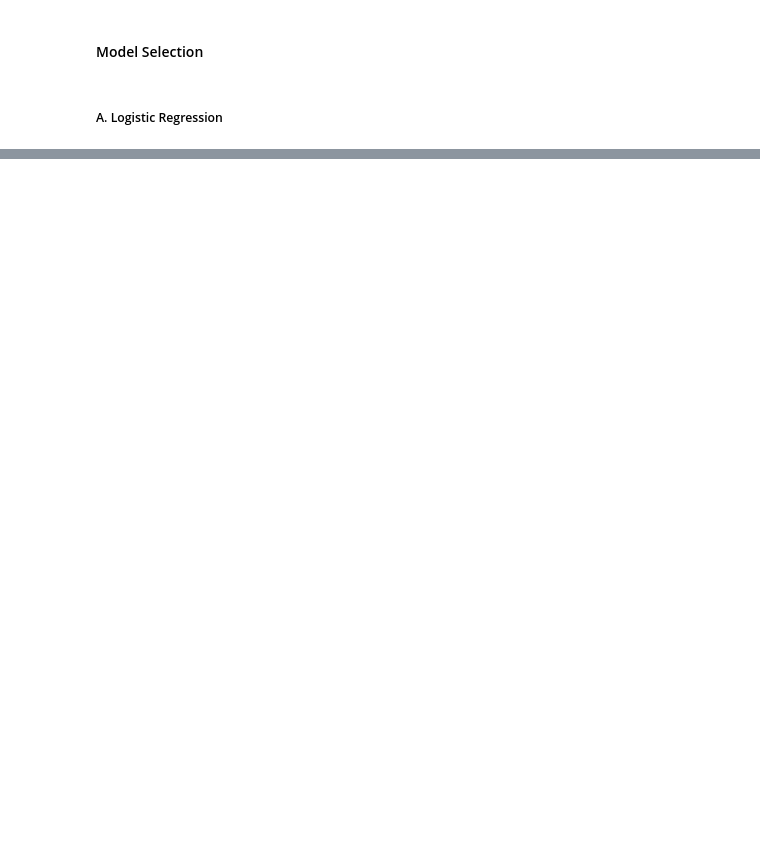
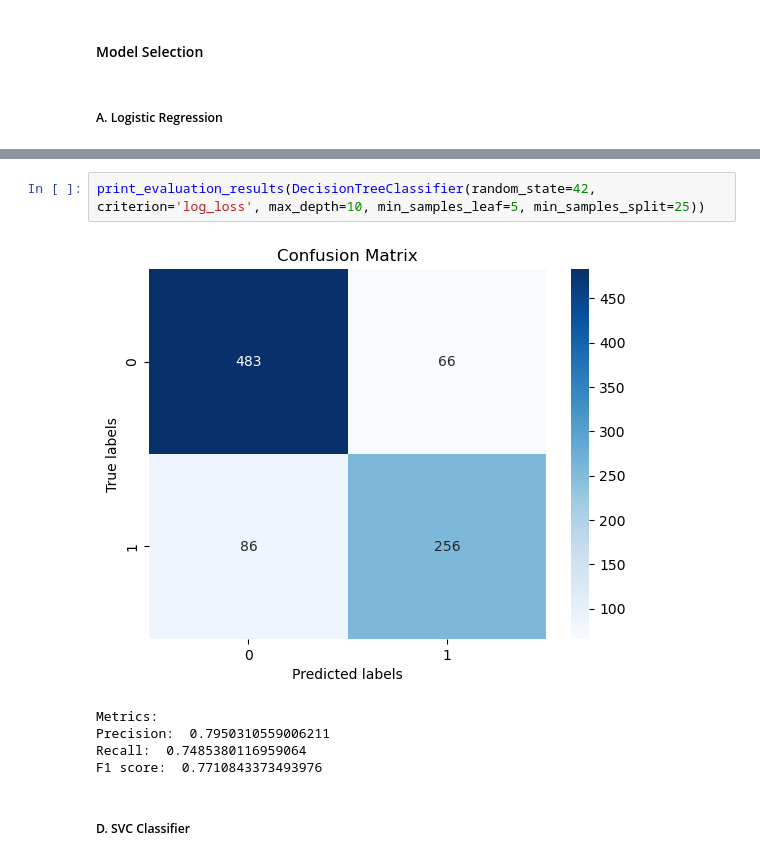
Before and after one commit to fihashim/machine-learning, a Jupyter notebook: classification-titanic.ipynb, the cells around one changed output, grey strips where cells are left out. Cells and saved outputs as stored; diff of their text form; blank space fills up the shorter version.

```diff
--- a/classification-titanic.ipynb
+++ b/classification-titanic.ipynb
@@ -364,0 +581,10 @@ lr_gridsearch.fit()
+# %%
+print_evaluation_results(DecisionTreeClassifier(random_state=42, criterion='log_loss', max_depth=10, min_samples_leaf=5, min_samples_split=25))
+# %% [output]
+[figure, added]
+Metrics:
+Precision:  0.7950310559006211
+Recall:  0.7485380116959064
+F1 score:  0.7710843373493976
+# %% [markdown]
+##### D. SVC Classifier
```
Also changed, not shown: parts of 32 cells of this notebook.
